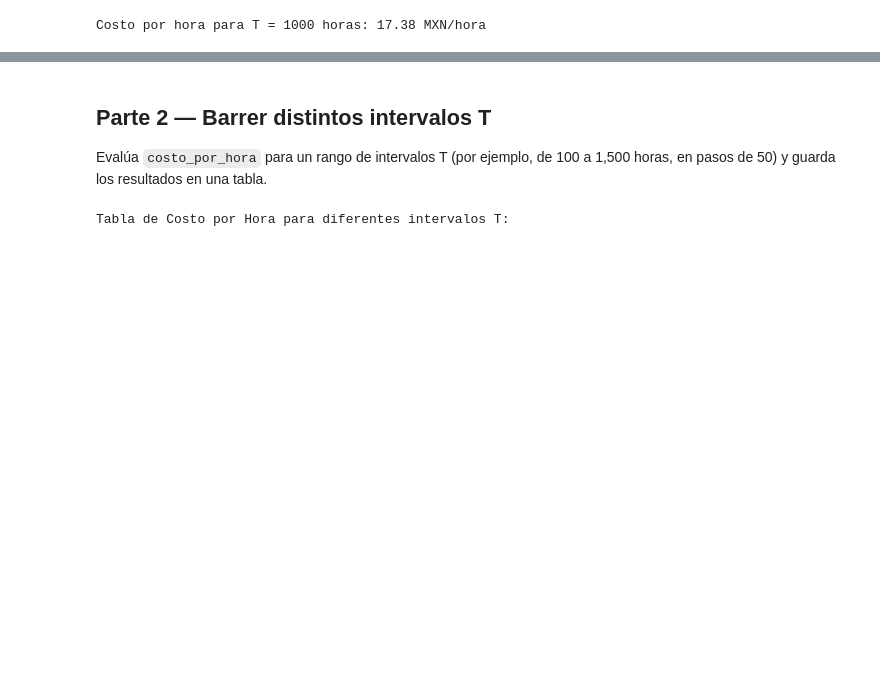
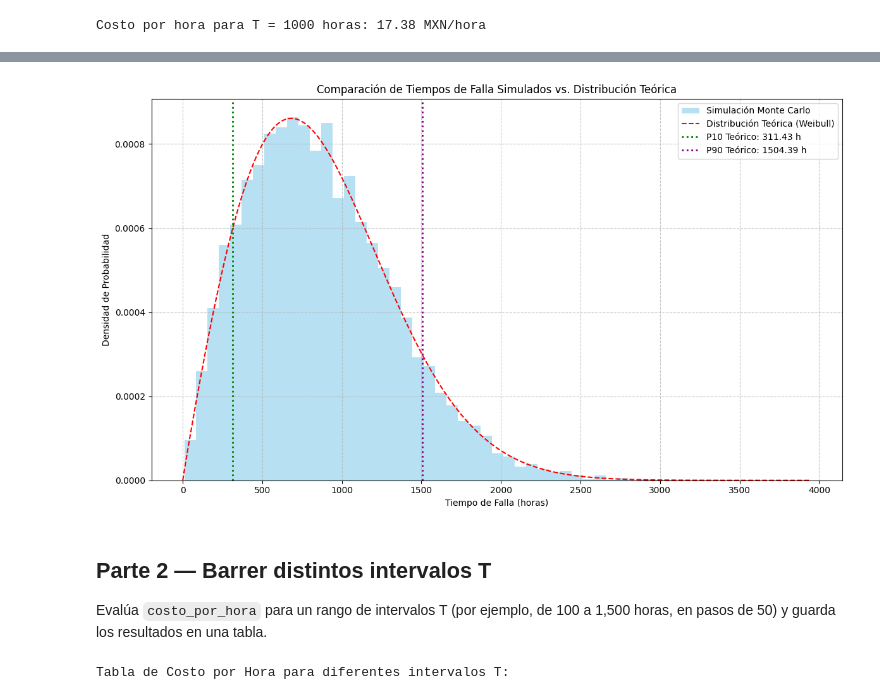
Before and after one commit to DarioCorona/personal, a Jupyter notebook: NB6_Sesion2_Tarea_Optimizacion_Costos.ipynb, the cells around one changed output, grey strips where cells are left out. Saved outputs shown, nothing was run; the diff lists cells and outputs as text; code cells hidden in the pictures; blank space fills up the shorter version.

```diff
--- a/NB6_Sesion2_Tarea_Optimizacion_Costos.ipynb
+++ b/NB6_Sesion2_Tarea_Optimizacion_Costos.ipynb
@@ -189,3 +197,45 @@ Costo por hora para T = 1000 horas: 17.38 MXN/hora
+# %%
+import matplotlib.pyplot as plt
+import numpy as np
+from scipy import stats
+
+# Asegurar que beta_ventilador y eta_ventilador estén definidos en este alcance
+beta_ventilador = beta
+eta_ventilador = eta
+
+# Re-generar tiempos_falla para la gráfica (se usa el mismo proceso que en costo_por_hora)
+n_sim_plot = 10000 # Un número grande para un histograma más suave
+rng_plot = np.random.default_rng(seed=0) # Semilla consistente para reproducibilidad
+tiempos_falla_sim = stats.weibull_min.rvs(beta_ventilador, loc=0, scale=eta_ventilador, size=n_sim_plot, random_state=rng_plot)
+
+# Calcular la PDF teórica para graficarla
+x_pdf = np.linspace(0, np.max(tiempos_falla_sim) * 1.1, 500) # Rango para la PDF, extendido un poco más allá del máximo simulado
+pdf_theoretical = stats.weibull_min.pdf(x_pdf, beta_ventilador, loc=0, scale=eta_ventilador)
+
+# Calcular los percentiles P10 y P90 de la distribución teórica
+p10_theoretical = stats.weibull_min.ppf(0.10, beta_ventilador, loc=0, scale=eta_ventilador)
+p90_theoretical = stats.weibull_min.ppf(0.90, beta_ventilador, loc=0, scale=eta_ventilador)
+
+plt.figure(figsize=(12, 7))
+# Histograma de los tiempos de falla simulados
+plt.hist(tiempos_falla_sim, bins=50, density=True, alpha=0.6, color='skyblue', label='Simulación Monte Carlo')
+
+# Graficar la PDF teórica
+plt.plot(x_pdf, pdf_theoretical, color='red', linestyle='--', label='Distribución Teórica (Weibull)')
+
+# Añadir líneas para los percentiles P10 y P90
+plt.axvline(p10_theoretical, color='green', linestyle=':', linewidth=2, label=f'P10 Teórico: {p10_theoretical:.2f} h')
+plt.axvline(p90_theoretical, color='purple', linestyle=':', linewidth=2, label=f'P90 Teórico: {p90_theoretical:.2f} h')
+
+plt.title('Comparación de Tiempos de Falla Simulados vs. Distribución Teórica')
+plt.xlabel('Tiempo de Falla (horas)')
+plt.ylabel('Densidad de Probabilidad')
+plt.legend()
+plt.grid(True, linestyle='--', alpha=0.7)
+plt.tight_layout()
+plt.show()
+# %% [output]
+[figure, added]
 # %% [markdown]
 ## Parte 2 — Barrer distintos intervalos T
 
```
Also changed, not shown: parts of 3 cells of this notebook.
